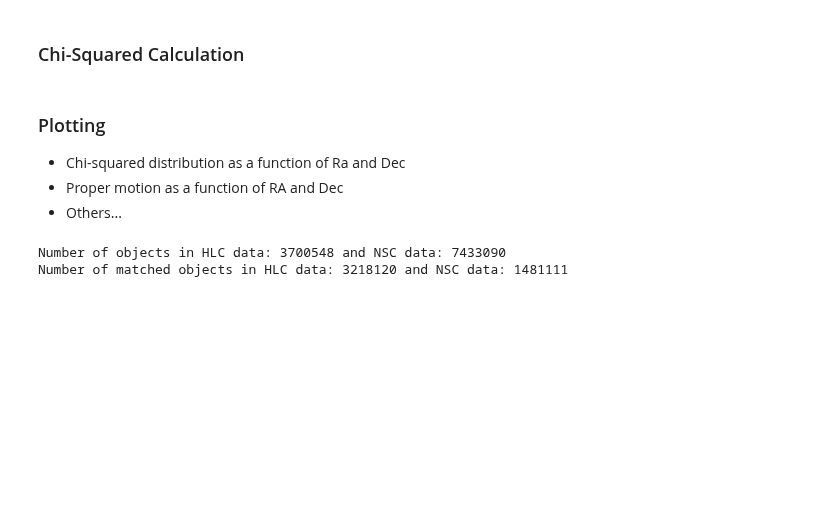
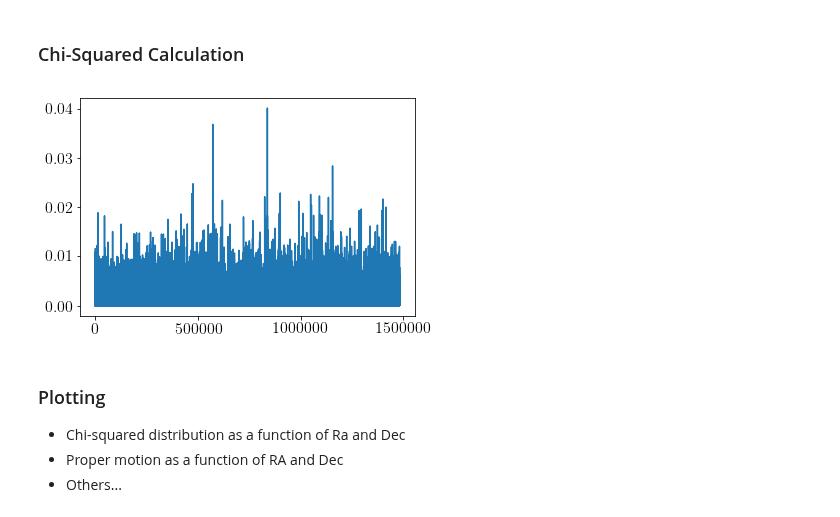
Before and after one commit to dirac-institute/uw-astr598-w18, a Jupyter notebook: homeworks/group1/ASTR598_Astrostatistics_HW2_Group1.ipynb, the cells around one changed output. Cells and saved outputs as stored; diff of their text form; code cells hidden in the pictures; blank space fills up the shorter version.

Commit message:
Initial crude sanity check graphs for RA proper motions.

```diff
--- a/homeworks/group1/ASTR598_Astrostatistics_HW2_Group1.ipynb
+++ b/homeworks/group1/ASTR598_Astrostatistics_HW2_Group1.ipynb
@@ -210,0 +211,9 @@ else:
+# %%
+man_nsc2hlc_mask = np.loadtxt(os.path.join(DATA_DIR,"manxmatch_hlc_nsc_idx.txt"), unpack=True)
+man_nsc2hlc_mask_dist = np.loadtxt(os.path.join(DATA_DIR,"manxmatch_nsc_hlc_d2d.txt"), unpack=True)
+
+man_hlc2nsc_mask = np.loadtxt(os.path.join(DATA_DIR,"manxmatch_hlc_nsc_idx.txt"), unpack=True)
+man_hlc2nsc_mask_dist = np.loadtxt(os.path.join(DATA_DIR,"manxmatch_hlc_nsc_d2d.txt"), unpack=True)
+
+print("1 arcsecond max distance crossmatch found {} matched sources".format(len(man_nsc2hlc_mask)))
+print("1 arcsecond max distance reverse crossmatch found {} matched sources".format(len(man_hlc2nsc_mask)))
@@ -210,0 +223,5 @@ else:
+# %%
+hlcmask = man_hlc2nsc_mask_dist < arcsecond
+maskedhlc = hlc.iloc[hlcmask]
+
+maskednsc = nsc.iloc[man_hlc2nsc_mask[hlcmask]]
@@ -212,17 +277,22 @@ else:
 ### Data Cleaning and Proper Motion Selection
 # %% [markdown]
 ### Chi-Squared Calculation
+# %%
+hlcrapm = maskedhlc["RA_PM_CLIP"].values
+hlcrapmerr = maskedhlc["RA_PM_ERR_CLIP"].values
+nscrapm = maskednsc["pmra"].values
+nscrapmerr = maskednsc["pmraerr"].values
+diffra = hlcrapm-(nscrapm/1000.)
+sigmai = np.sqrt(  hlcrapmerr**2 + (nscrapmerr/1000.)**2 )
+norm = 1/float(len(hlcrapm)-1)
+chi2i = np.sqrt(norm*( diffra/sigmai )**2)
+plt.plot(chi2i)
+plt.show()
+# %% [output]
+[figure, added]
 # %% [markdown]
 ### Plotting
 
 - Chi-squared distribution as a function of Ra and Dec
 - Proper motion as a function of RA and Dec
 - Others...
-# %%
-hlcmasked = hlc["RA_MEAN"][hlc2nsc_mask_1arcsec]
-nscmasked = nsc["ra"][nsc2hlc_mask_1arcsec]
-print "Number of objects in HLC data: {0} and NSC data: {1}".format(len(hlc), len(nsc))
-print "Number of matched objects in HLC data: {0} and NSC data: {1}".format(len(hlcmasked), len(nscmasked))
-# %% [output]
-Number of objects in HLC data: 3700548 and NSC data: 7433090
-Number of matched objects in HLC data: 3218120 and NSC data: 1481111
```
Also changed, not shown: parts of 13 cells of this notebook.
